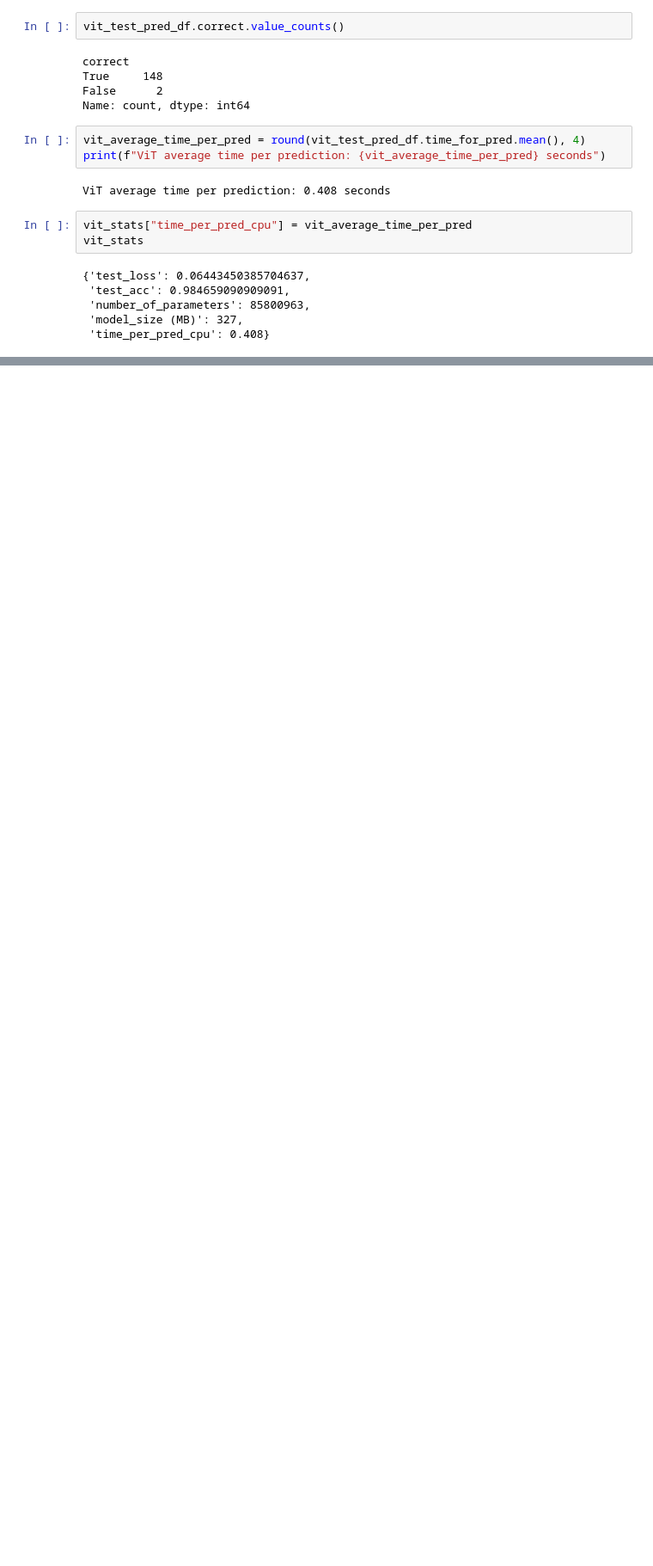
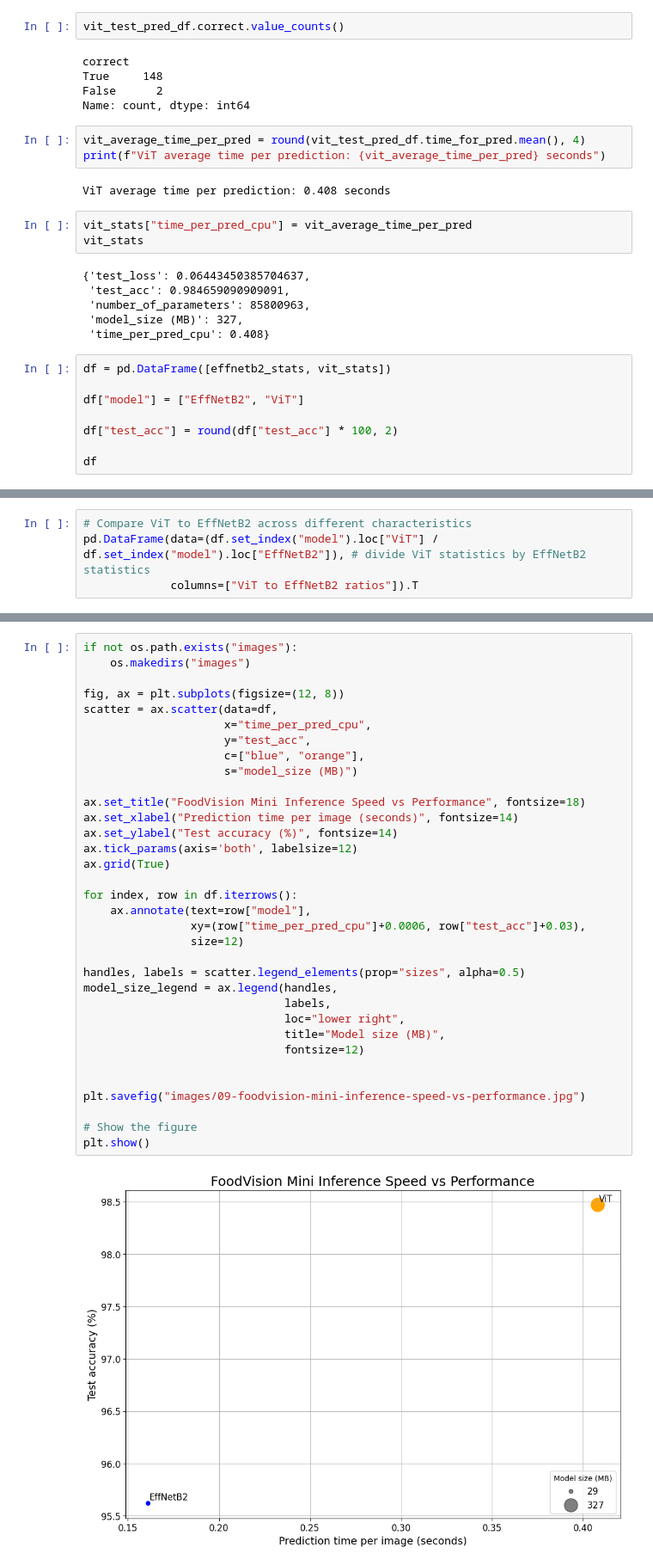
Before and after one commit to ChandulaSenevirathna/PyTorch_Model_Deployment, a Jupyter notebook: model_deploymeNt.ipynb, the cells around one changed output, grey strips where cells are left out. Shown at 86% size. Drawn from its saved outputs; the diff is of its cells as text; blank space fills up the shorter version.

Commit message:
model chart

```diff
--- a/model_deploymeNt.ipynb
+++ b/model_deploymeNt.ipynb
@@ -537,3 +538,11 @@ vit_stats
  'number_of_parameters': 85800963,
  'model_size (MB)': 327,
  'time_per_pred_cpu': 0.408}
+# %%
+df = pd.DataFrame([effnetb2_stats, vit_stats])
+
+df["model"] = ["EffNetB2", "ViT"]
+
+df["test_acc"] = round(df["test_acc"] * 100, 2)
+
+df
@@ -539,0 +553,4 @@ vit_stats
+# %%
+# Compare ViT to EffNetB2 across different characteristics
+pd.DataFrame(data=(df.set_index("model").loc["ViT"] / df.set_index("model").loc["EffNetB2"]), # divide ViT statistics by EffNetB2 statistics
+             columns=["ViT to EffNetB2 ratios"]).T
@@ -539,0 +560,36 @@ vit_stats
+# %%
+if not os.path.exists("images"):
+    os.makedirs("images")
+
+fig, ax = plt.subplots(figsize=(12, 8))
+scatter = ax.scatter(data=df,
+                     x="time_per_pred_cpu",
+                     y="test_acc",
+                     c=["blue", "orange"],
+                     s="model_size (MB)")
+
+ax.set_title("FoodVision Mini Inference Speed vs Performance", fontsize=18)
+ax.set_xlabel("Prediction time per image (seconds)", fontsize=14)
+ax.set_ylabel("Test accuracy (%)", fontsize=14)
+ax.tick_params(axis='both', labelsize=12)
+ax.grid(True)
+
+for index, row in df.iterrows():
+    ax.annotate(text=row["model"],
+                xy=(row["time_per_pred_cpu"]+0.0006, row["test_acc"]+0.03),
+                size=12)
+
+handles, labels = scatter.legend_elements(prop="sizes", alpha=0.5)
+model_size_legend = ax.legend(handles,
+                              labels,
+                              loc="lower right",
+                              title="Model size (MB)",
+                              fontsize=12)
+
+
+plt.savefig("images/09-foodvision-mini-inference-speed-vs-performance.jpg")
+
+# Show the figure
+plt.show()
+# %% [output]
+[figure, added]
```
Also changed, not shown: parts of 3 cells of this notebook, 1 other file.
